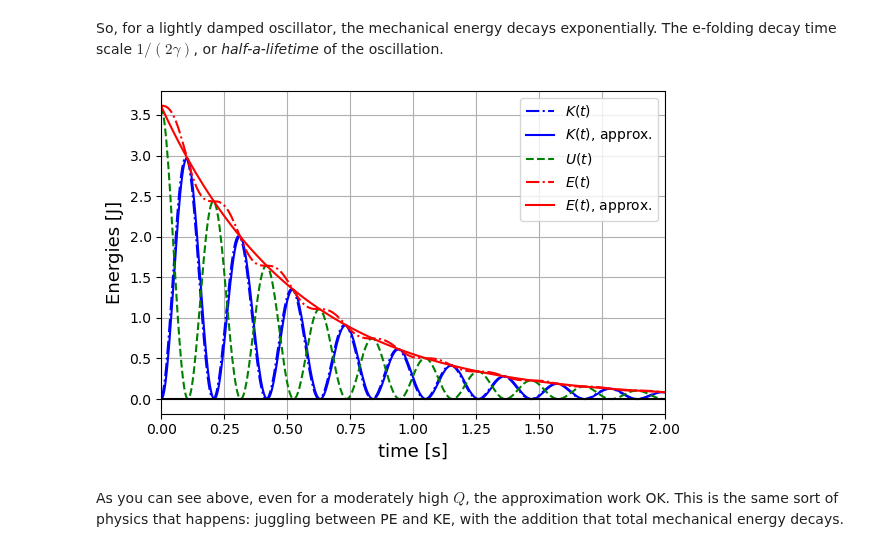
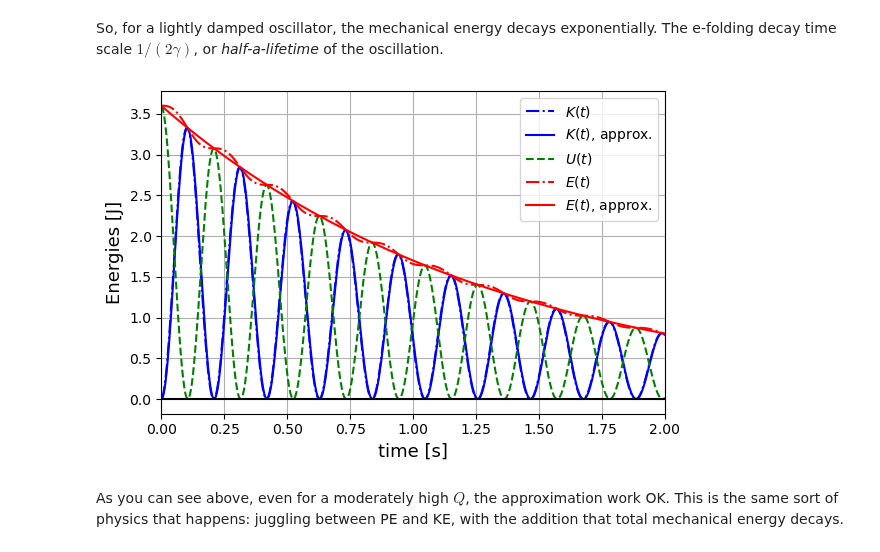
Before and after one commit to ChanJeunlam/254-lectures-2021, a Jupyter notebook: L06-Energy/L06-Energy.ipynb, the cells around one changed output. Saved outputs shown, nothing was run; the diff lists cells and outputs as text; code cells hidden in the pictures.

```diff
--- a/L06-Energy/L06-Energy.ipynb
+++ b/L06-Energy/L06-Energy.ipynb
@@ -424,9 +424,9 @@ def plot_DHO_E(k, m, Q, A0):
 
     return
 # %%
-plot_DHO_E(k=180., m=0.8, Q=16, A0=.2)
+plot_DHO_E(k=180., m=0.8, Q=40, A0=.2)
 # %% [output]
-[figure, old version]
+[figure, new version]
 # %% [markdown]
 As you can see above, even for a moderately high $Q$, the approximation work OK.
 This is the same sort of physics that happens: juggling between PE and KE, with the addition that total mechanical energy decays.
```
Also changed, not shown: parts of 1 cell of this notebook.
